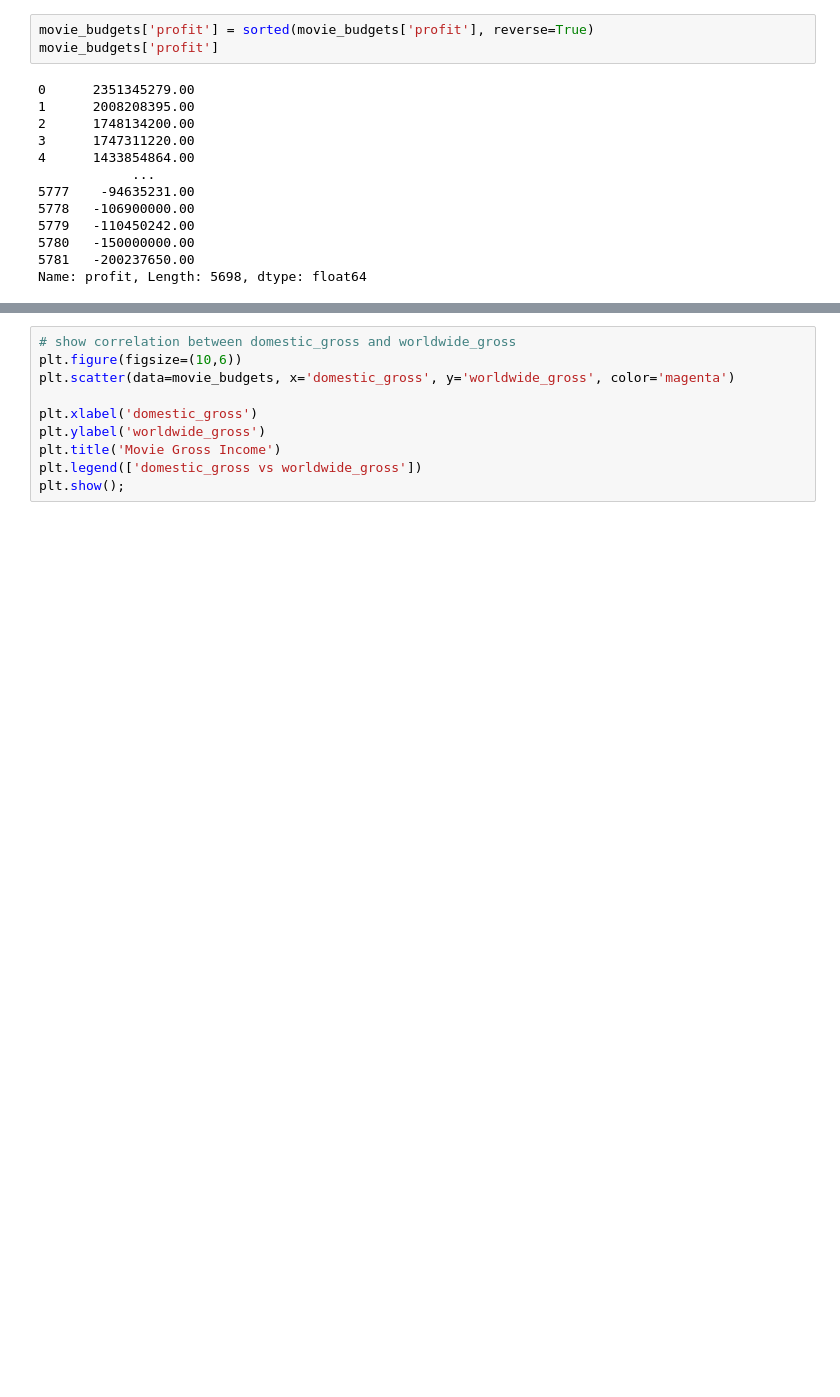
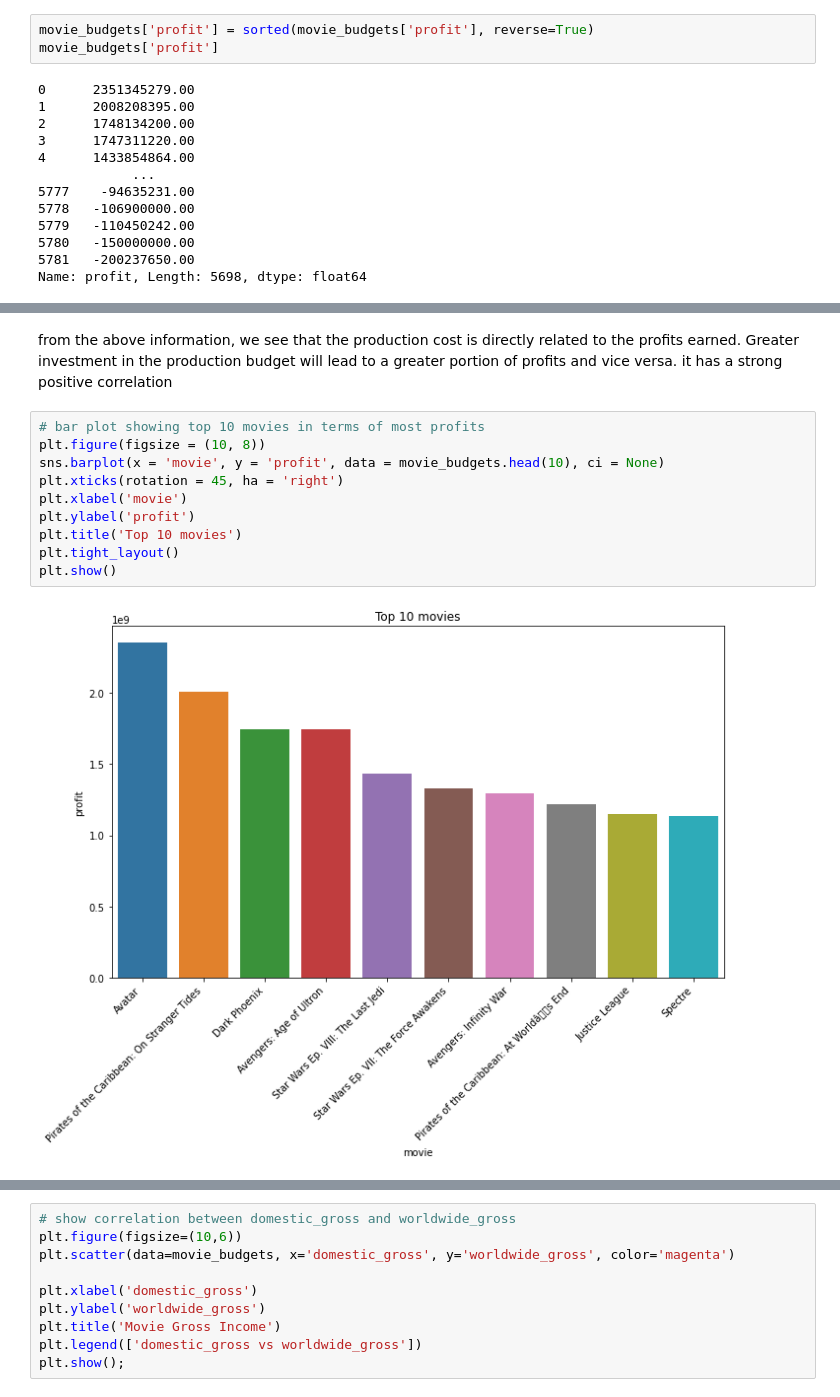
Before and after one commit to JEr1yAnalst/dsc-phase-1-Project-Microsoft-Film-Analysis-, a Jupyter notebook: student.ipynb, the cells around one changed output, grey strips where cells are left out. Drawn from its saved outputs; the diff is of its cells as text; blank space fills up the shorter version.

```diff
--- a/student.ipynb
+++ b/student.ipynb
@@ -637,0 +664,16 @@ Name: profit, Length: 5698, dtype: float64
+# %% [markdown]
+from the above information, we see that the production cost is directly related to the profits earned.
+Greater investment in the production budget will lead to a greater portion of profits and vice versa.
+it has a strong positive correlation
+# %%
+# bar plot showing top 10 movies in terms of most profits
+plt.figure(figsize = (10, 8))
+sns.barplot(x = 'movie', y = 'profit', data = movie_budgets.head(10), ci = None)
+plt.xticks(rotation = 45, ha = 'right')
+plt.xlabel('movie')
+plt.ylabel('profit')
+plt.title('Top 10 movies')
+plt.tight_layout()
+plt.show()
+# %% [output]
+[figure, added]
```
Also changed, not shown: parts of 18 cells of this notebook.
